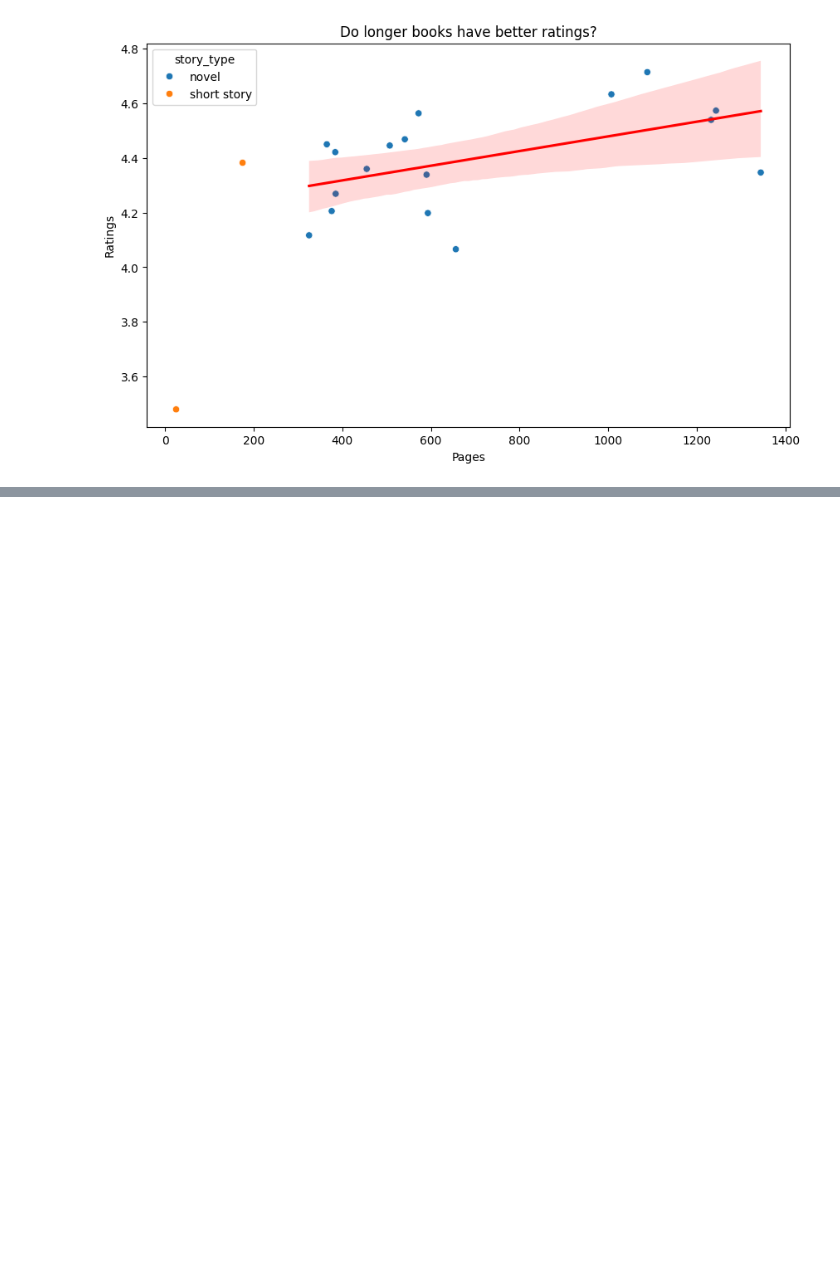
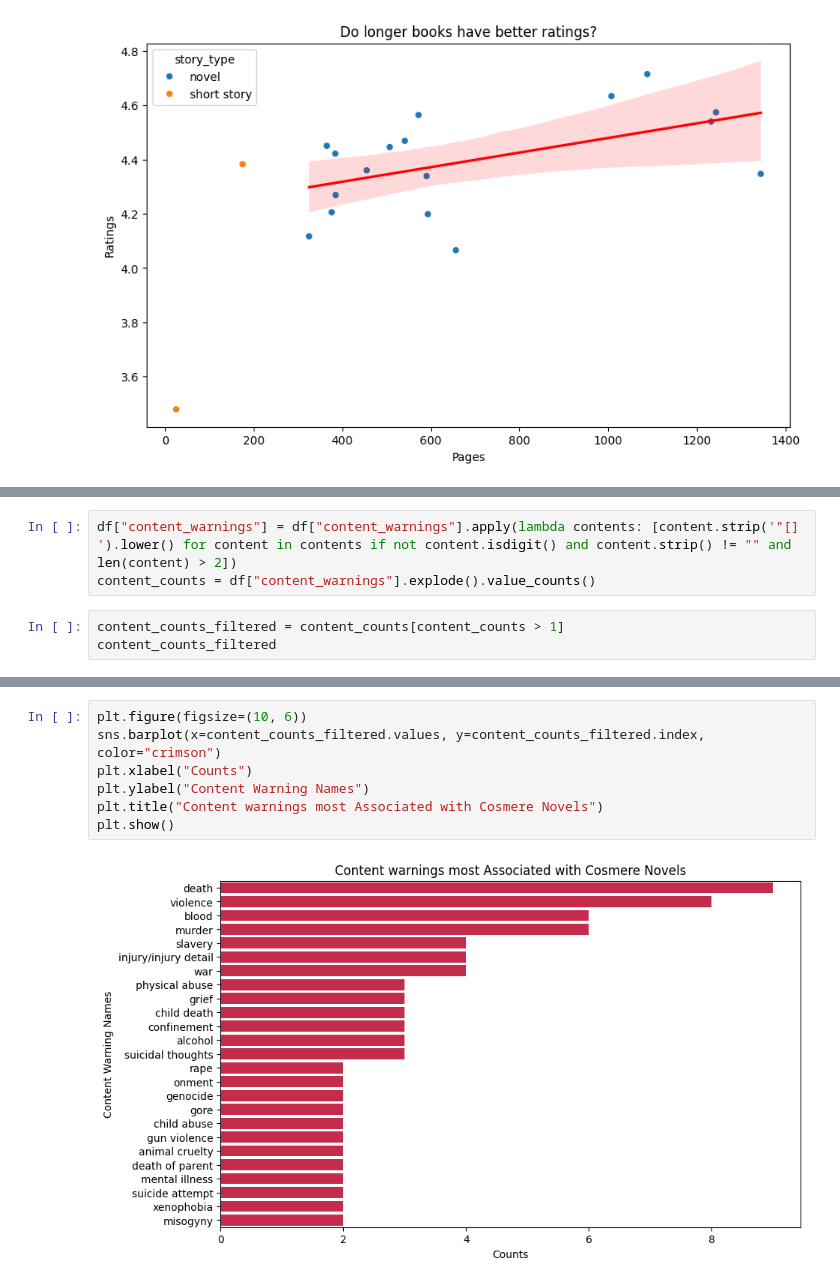
Before and after one commit to VishPetkar13/cosmere-analytics, a Jupyter notebook: notebooks/02_eda.ipynb, the cells around one changed output, grey strips where cells are left out. Saved outputs shown, nothing was run; the diff lists cells and outputs as text; blank space fills up the shorter version.

```diff
--- a/notebooks/02_eda.ipynb
+++ b/notebooks/02_eda.ipynb
@@ -148,0 +206,6 @@ plt.show()
+# %%
+df["content_warnings"] = df["content_warnings"].apply(lambda contents: [content.strip('"[] ').lower() for content in contents if not content.isdigit() and content.strip() != "" and len(content) > 2])
+content_counts = df["content_warnings"].explode().value_counts()
+# %%
+content_counts_filtered = content_counts[content_counts > 1]
+content_counts_filtered
@@ -148,0 +230,9 @@ plt.show()
+# %%
+plt.figure(figsize=(10, 6))
+sns.barplot(x=content_counts_filtered.values, y=content_counts_filtered.index, color="crimson")
+plt.xlabel("Counts")
+plt.ylabel("Content Warning Names")
+plt.title("Content warnings most Associated with Cosmere Novels")
+plt.show()
+# %% [output]
+[figure, added]
```
Also changed, not shown: parts of 10 cells of this notebook.
